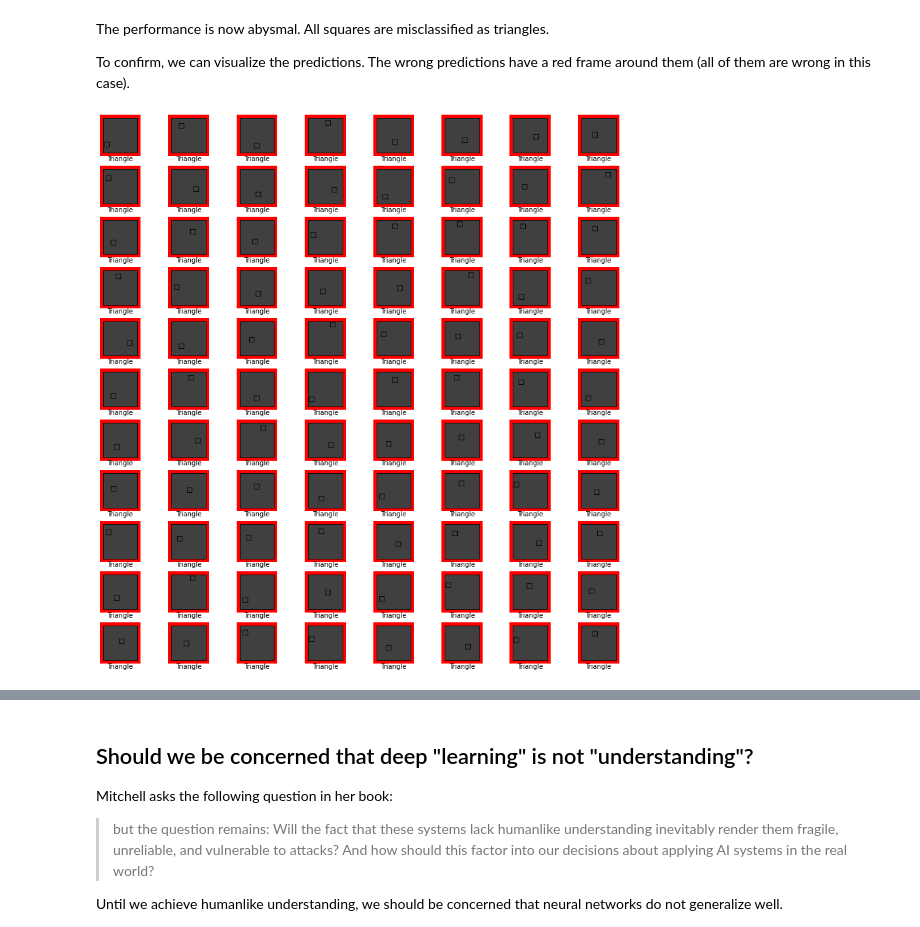
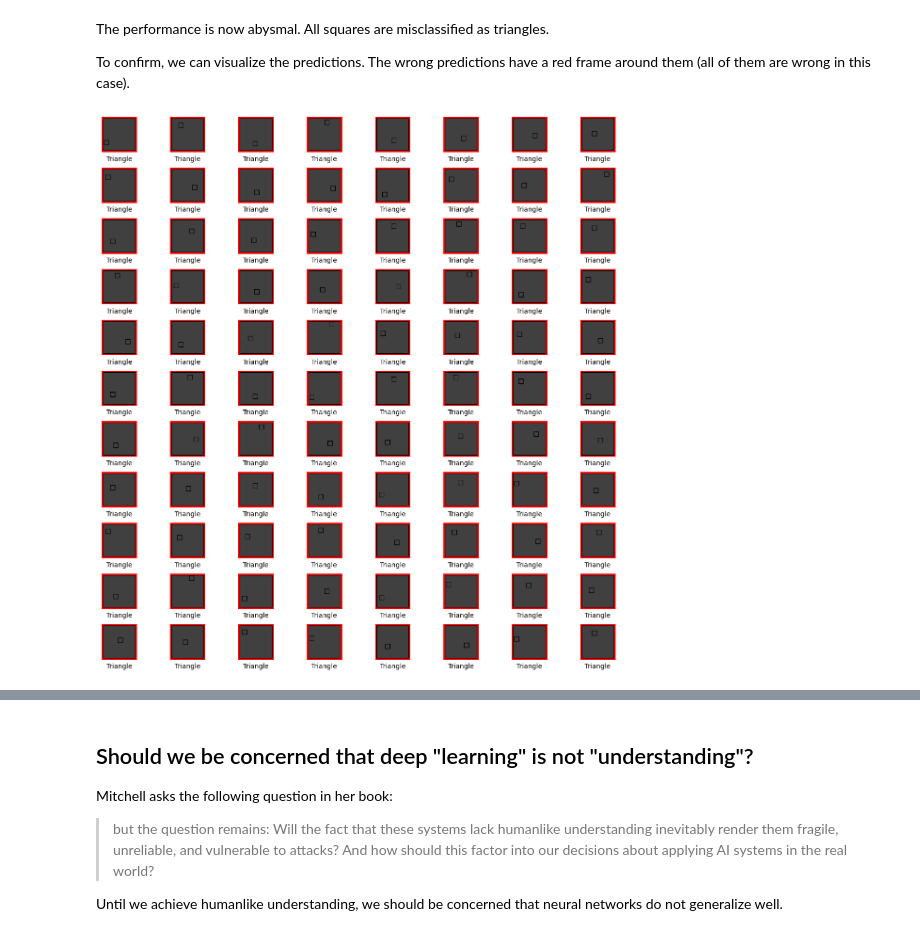
Before and after one commit to fau-masters-collected-works-cgarbin/machine-learning-but-not-understanding, a Jupyter notebook: machine_learning_but_not_understanding.ipynb, the cells around one changed output, grey strips where cells are left out. Saved outputs shown, nothing was run; the diff lists cells and outputs as text; code cells hidden in the pictures.

```diff
--- a/machine_learning_but_not_understanding.ipynb
+++ b/machine_learning_but_not_understanding.ipynb
@@ -196,7 +201,7 @@ for i in range(num_labels):
     plt.grid(False)
     if pred_label[i] != test_label[i][0]:
         ax.patch.set_color('red')
-        ax.patch.set_linewidth('10')
+        ax.patch.set_linewidth(5)
     plt.imshow(test_set[i], cmap='gray', vmin=0.0, vmax=1.0)
     plt.xlabel(class_names[pred_label[i]])
 plt.tight_layout()
@@ -248,7 +255,7 @@ for i in range(77):
     plt.grid(False)
     if pred_label[i] != images.LABEL_SQUARE:
         ax.patch.set_color('red')
-        ax.patch.set_linewidth('10')
+        ax.patch.set_linewidth(5)
     plt.imshow(large_squares[i], cmap='gray', vmin=0.0, vmax=1.0)
     plt.xlabel(class_names[pred_label[i]])
 plt.tight_layout()
@@ -377,19 +388,19 @@ To confirm, we can visualize the predictions. The wrong predictions have a red f
 # %%
 plt.figure(figsize=(12,12))
 for i in range(88):
     ax = plt.subplot(11, 8, i+1)
     plt.xticks([])
     plt.yticks([])
     plt.grid(False)
     if pred_label[i] != images.LABEL_SQUARE:
         ax.patch.set_color('red')
-        ax.patch.set_linewidth('10')
+        ax.patch.set_linewidth(5)
     plt.imshow(dark_squares[i], cmap='gray', vmin=0.0, vmax=1.0)
     plt.xlabel(class_names[pred_label[i]])
 plt.tight_layout()
 plt.show()
 # %% [output]
-[figure, old version]
+[figure, new version]
 # %% [markdown]
 ### Why does this experiment matter?
 
```
Also changed, not shown: parts of 14 cells of this notebook, 1 other file.
